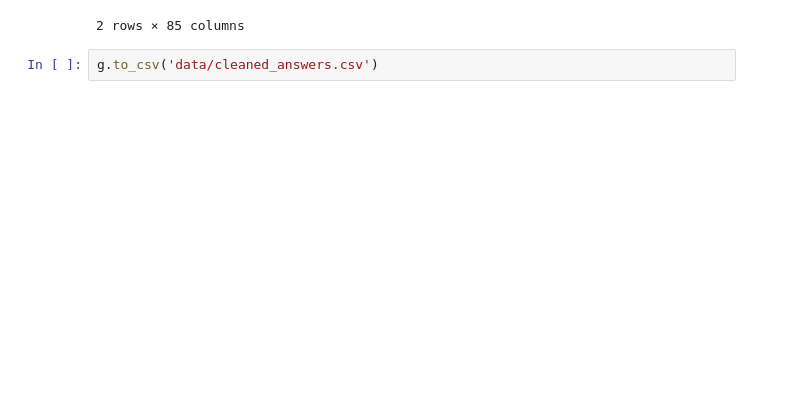
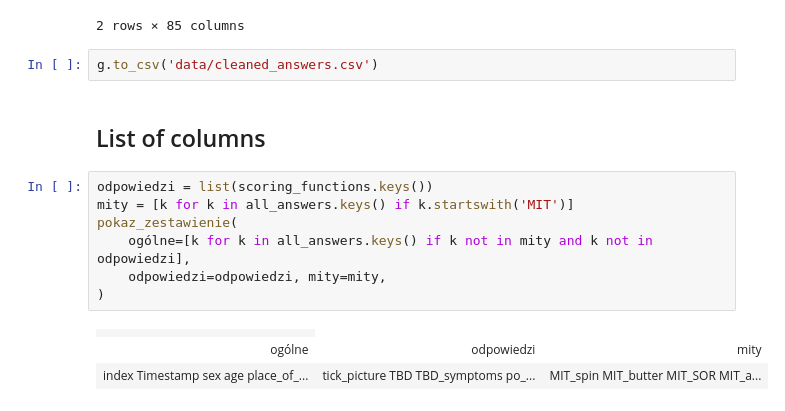
Before and after one commit to krassowska/scouts-and-ticks, a Jupyter notebook: Data_cleaning.ipynb, the cells around one changed output. Cells and saved outputs as stored; diff of their text form; blank space fills up the shorter version.

Commit message:
Show list of columns

```diff
--- a/Data_cleaning.ipynb
+++ b/Data_cleaning.ipynb
@@ -367,3 +368,16 @@ g.head(2)
 2 rows × 85 columns
 # %%
 g.to_csv('data/cleaned_answers.csv')
+# %% [markdown]
+## List of columns
+# %%
+odpowiedzi = list(scoring_functions.keys())
+mity = [k for k in all_answers.keys() if k.startswith('MIT')]
+pokaz_zestawienie(
+    ogólne=[k for k in all_answers.keys() if k not in mity and k not in odpowiedzi],
+    odpowiedzi=odpowiedzi, mity=mity,
+)
+# %% [output]
+|  |
+| ogólne | odpowiedzi | mity |
+| index Timestamp sex age place_of_... | tick_picture TBD TBD_symptoms po_... | MIT_spin MIT_butter MIT_SOR MIT_a... |
```
Also changed, not shown: parts of 1 cell of this notebook, 1 other file.
